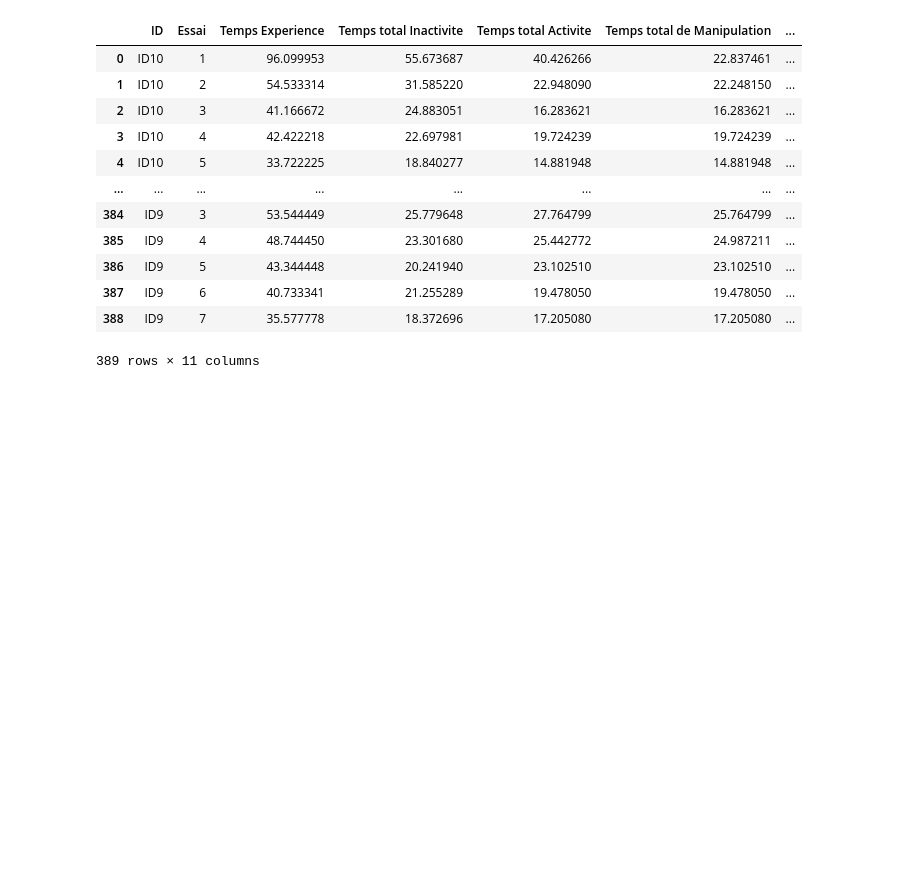
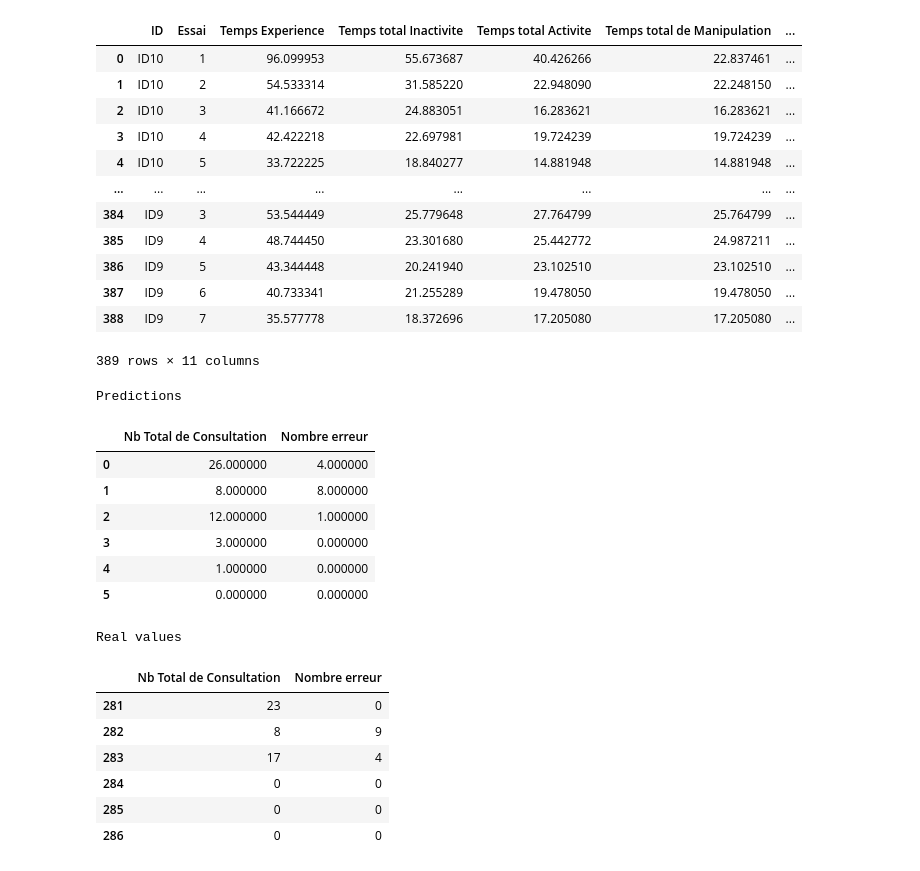
Before and after one commit to fabricioalves206/-human-learning-analytics, a Jupyter notebook: human-learning-analytics.ipynb, the cells around one changed output. Drawn from its saved outputs; the diff is of its cells as text; code cells hidden in the pictures; blank space fills up the shorter version.

```diff
--- a/human-learning-analytics.ipynb
+++ b/human-learning-analytics.ipynb
@@ -20,0 +40,33 @@ df
+# %%
+X_train = df[features][df["ID"] != "ID55"]
+y_train = df[targets][df["ID"] != "ID55"]
+
+X_test = df[features][df["ID"] == "ID55"]
+y_test = df[targets][df["ID"] == "ID55"]
+
+model = LinearRegression()
+model.fit(X_train, y_train)
+
+predictions = model.predict(X_test)
+predictions[predictions < 1] = 0
+predictions_round = np.floor(predictions)
+df_predictions = pd.DataFrame(predictions_round, columns=targets)
+
+display(df_predictions.style.set_caption('Predictions'), y_test.style.set_caption('Real values'))
+# %% [output]
+Predictions
+|  | Nb Total de Consultation | Nombre erreur |
+| 0 | 26.000000 | 4.000000 |
+| 1 | 8.000000 | 8.000000 |
+| 2 | 12.000000 | 1.000000 |
+| 3 | 3.000000 | 0.000000 |
+| 4 | 1.000000 | 0.000000 |
+| 5 | 0.000000 | 0.000000 |
+Real values
+|  | Nb Total de Consultation | Nombre erreur |
+| 281 | 23 | 0 |
+| 282 | 8 | 9 |
+| 283 | 17 | 4 |
+| 284 | 0 | 0 |
+| 285 | 0 | 0 |
+| 286 | 0 | 0 |
```
Also changed, not shown: parts of 9 cells of this notebook.
